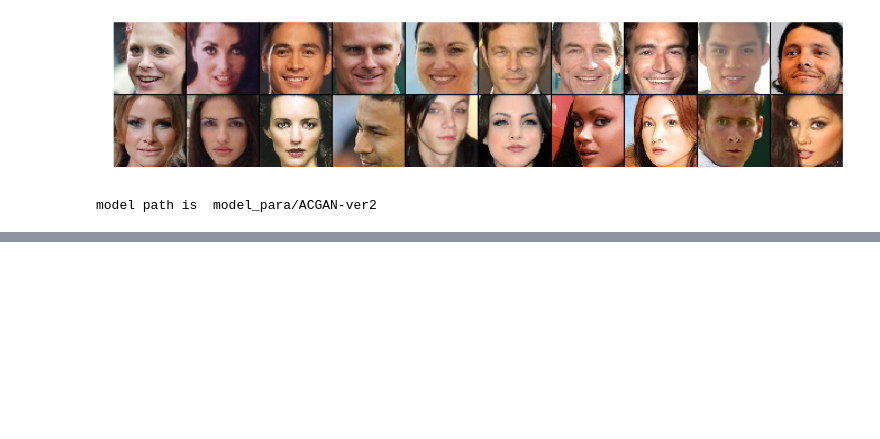
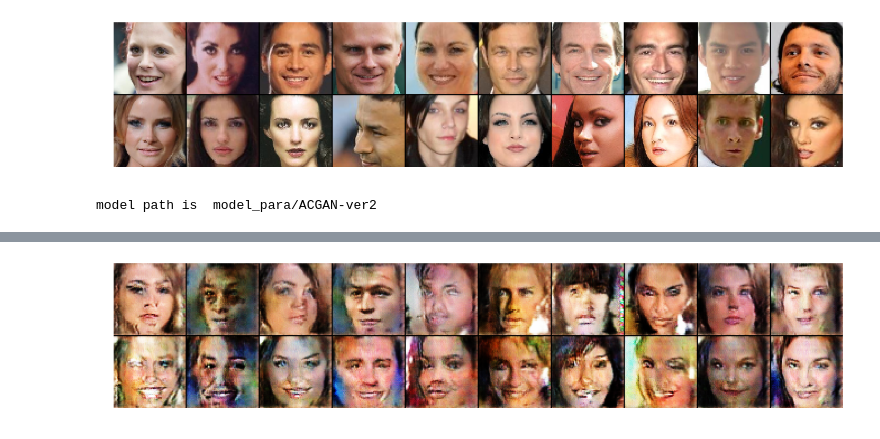
Before and after one commit to kaichunntu/DLCV2018SPRING, a Jupyter notebook: hw4/ACGAN-ver2.ipynb, the cells around one changed output, grey strips where cells are left out. Drawn from its saved outputs; the diff is of its cells as text; code cells hidden in the pictures; blank space fills up the shorter version.

```diff
--- a/hw4/ACGAN-ver2.ipynb
+++ b/hw4/ACGAN-ver2.ipynb
@@ -152,14 +152,14 @@ def Feature_extractor( inputs , reuse_flag=None ):
         2-D tensor : [None,13,13,128].
     """
     print("Build descriminator")
-    x = ly.conv2d( inputs , 128 , kernel_size=[5,5] , stride=[2,2] , padding="VALID" , activation_fn=tf.nn.leaky_relu
+    x = ly.conv2d( inputs , 256 , kernel_size=[5,5] , stride=[2,2] , padding="VALID" , activation_fn=tf.nn.leaky_relu
                   , reuse=reuse_flag , scope="d_conv_1")
     x = ly.conv2d( x , 128 , kernel_size=[3,3] , stride=[1,1] , padding="VALID" , activation_fn=tf.nn.leaky_relu
                   , reuse=reuse_flag , scope="d_conv_2" )
     x = ly.avg_pool2d( x , [3,3] , stride=[2,2] , padding="VALID" , scope="d_pool_w_1" )
     x = ly.conv2d( x  , 64 , kernel_size=[3,3] , stride=[1,1] , padding="VALID" , activation_fn=tf.nn.leaky_relu
                   , reuse=reuse_flag , scope="d_conv_3" )
-    x = ly.conv2d( x , 32 , kernel_size=[3,3] , stride=[2,2] , padding="VALID" , activation_fn=tf.nn.leaky_relu
+    x = ly.conv2d( x , 64 , kernel_size=[3,3] , stride=[2,2] , padding="VALID" , activation_fn=tf.nn.leaky_relu
                   , reuse=reuse_flag , scope="d_conv_4" )
     x = ly.flatten( x )
     x = ly.fully_connected( x , 256 , reuse=reuse_flag , activation_fn=tf.nn.leaky_relu , scope="d_fc_1")
@@ -213,33 +213,33 @@ def Generate( z ):
     bias_regular = ly.l2_regularizer(0.2)
     print("Build generator")
     ## z is 512
-    x = tf.reshape(z , [-1,1,1,latent_dim])
-    x = ly.conv2d( x , 1024 , [1,1] , stride=[1,1] , activation_fn=tf.nn.selu , biases_regularizer=bias_regular , scope="g_conv_0")
-    x = tf.reshape( x , [ -1,2,2,1024//4 ] )
-    x = ly.conv2d_transpose( x , 256 , [4,4] , stride=[2,2] , activation_fn=tf.nn.selu
+    x = tf.reshape(z , [-1,1,1,int(z.shape[-1])])
+    x = ly.conv2d( x , 4096 , [1,1] , stride=[1,1] , activation_fn=tf.nn.selu , biases_regularizer=bias_regular , scope="g_conv_0")
+    x = tf.reshape( x , [ -1,2,2,4096//4 ] )
+    x = ly.conv2d_transpose( x , 512 , [4,4] , stride=[2,2] , activation_fn=tf.nn.selu
                             , biases_regularizer=bias_regular
                             , padding="SAME" , scope="g_0")
     print(x.shape)
-    x_1 = ly.conv2d_transpose( x , 64 , [16,16] , stride=[8,8] , activation_fn=tf.nn.selu
+    x_1 = ly.conv2d_transpose( x , 128 , [16,16] , stride=[8,8] , activation_fn=tf.nn.selu
                             , biases_regularizer=bias_regular
                             , padding="SAME" , scope="g_1_1")
     x_1 = ly.batch_norm( x_1 , scope="g_bn_1_1")
     ## 4x4x128
     x = ly.batch_norm( x , scope="g_bn_1")
-    x = ly.conv2d_transpose( x , 128 , [4,4] , stride=[2,2] , activation_fn=tf.nn.selu
+    x = ly.conv2d_transpose( x , 256 , [4,4] , stride=[2,2] , activation_fn=tf.nn.selu
                             , biases_regularizer=bias_regular
                             , padding="SAME" , scope="g_1")
 
 #     print(x.shape)
     ## 4x4  why should kernel size be 6x6 not 5x5 ?
-    x = ly.conv2d_transpose( x , 64 , [9,9] , stride=[4,4] , activation_fn=tf.nn.selu
+    x = ly.conv2d_transpose( x , 128 , [9,9] , stride=[4,4] , activation_fn=tf.nn.selu
                             , biases_regularizer=bias_regular
                             , padding="SAME" , scope="g_2")
     x = ly.batch_norm( x , scope="g_bn_2")
 
 #     x = tf.concat([x , x_1] , axis=-1)
     x = tf.add(x , x_1 )
-    x = ly.conv2d_transpose( x , 32 , [5,5] , stride=[2,2] , activation_fn=tf.nn.selu
+    x = ly.conv2d_transpose( x , 64 , [5,5] , stride=[2,2] , activation_fn=tf.nn.selu
                             , biases_regularizer=bias_regular
                             , padding="SAME" , scope="g_3")
 #     x = tf.add(x , x_1 )
@@ -267,13 +267,14 @@ with ACGAN_graph.as_default():
 
         z_input = tf.placeholder( shape=[None,latent_dim] , dtype=tf.float32 , name="latent_space")
         clf_tag = tf.placeholder( shape=[None,num_class] , dtype=tf.float32 , name="class" )
-        clf_dum = tf.concat( [clf_tag , 1-clf_tag] , axis=-1 )
+#         clf_dum = tf.concat( [clf_tag , 1-clf_tag] , axis=-1 )
 
-    with tf.variable_scope("embedding"):
-        tf.get_variable("attr" , shape=[num_class*2,attr_latent_dim] , initializer=tf.truncated_normal_initializer(stddev=0.1))
+#     with tf.variable_scope("embedding"):
+#         tf.get_variable("attr" , shape=[num_class*2,attr_latent_dim] , initializer=tf.truncated_normal_initializer(stddev=0.1))
 
     with tf.name_scope("Mix_z"):
-        z = Mix_attr(clf_dum , z_input)
+#         z = Mix_attr(clf_dum , z_input)
+        z = Mix_attr(clf_tag , z_input)
 
     with tf.name_scope("Generator"):
         g_img = Generate(z)
@@ -490,0 +490,15 @@ Step 13046 loss:0.5665 fake:0.5891 real:0.4922 acc:0.717 acc_clf:0.983 f/r:1.197
+# %%
+new_test_z = np.random.randn(10,latent_dim)
+g_0 = inverse_processing(sess.run( g_img , feed_dict={z_input:new_test_z , clf_tag:test_z_0} ))
+g_1 = inverse_processing(sess.run( g_img , feed_dict={z_input:new_test_z , clf_tag:test_z_1} ))
+g = np.concatenate( [g_0 , g_1] , axis=0 )
+g = concat_img(g).astype("int")
+
+plt.figure(figsize=(25,5))
+plt.imshow(g)
+plt.axis("off")
+# path = os.path.join( pr_img_path , "{0:0>6}_iter.png".format(s+1) )
+# plt.savefig(path)
+plt.show()
+# %% [output]
+[figure, added]
```
Also changed, not shown: parts of 5 cells of this notebook, 5 other files.
